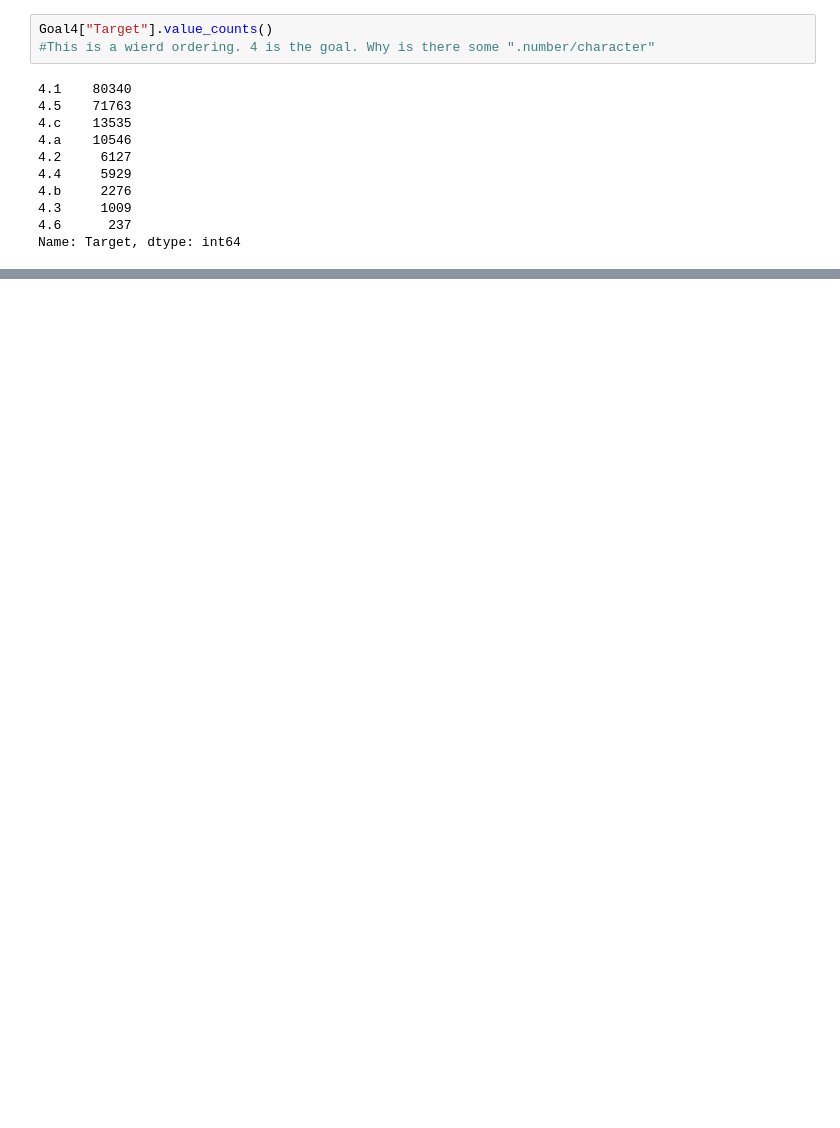
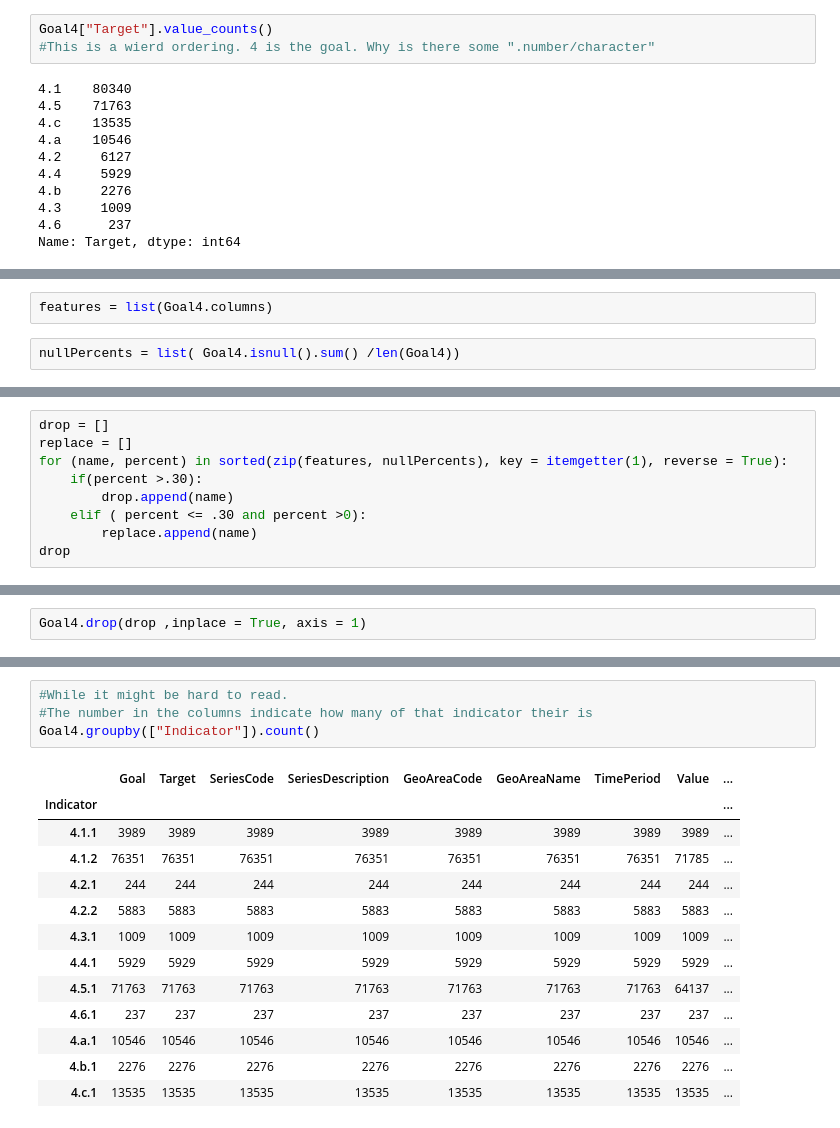
Before and after one commit to dfg2021/team-11, a Jupyter notebook: Prelims.ipynb, the cells around one changed output, grey strips where cells are left out. Drawn from its saved outputs; the diff is of its cells as text; blank space fills up the shorter version.

```diff
--- a/Prelims.ipynb
+++ b/Prelims.ipynb
@@ -162,0 +189,4 @@ Name: Goal, dtype: int64
+# %%
+features = list(Goal4.columns)
+# %%
+nullPercents = list( Goal4.isnull().sum() /len(Goal4))
@@ -162,0 +215,9 @@ Name: Goal, dtype: int64
+# %%
+drop = []
+replace = []
+for (name, percent) in sorted(zip(features, nullPercents), key = itemgetter(1), reverse = True):
+    if(percent >.30):
+        drop.append(name)
+    elif ( percent <= .30 and percent >0):
+        replace.append(name)
+drop
@@ -162,0 +234,2 @@ Name: Goal, dtype: int64
+# %%
+Goal4.drop(drop ,inplace = True, axis = 1)
@@ -162,0 +280,18 @@ Name: Goal, dtype: int64
+# %%
+#While it might be hard to read.
+#The number in the columns indicate how many of that indicator their is
+Goal4.groupby(["Indicator"]).count()
+# %% [output]
+|  | Goal | Target | SeriesCode | SeriesDescription | GeoAreaCode | GeoAreaName | TimePeriod | Value | ... |
+| Indicator |  |  |  |  |  |  |  |  | ... |
+| 4.1.1 | 3989 | 3989 | 3989 | 3989 | 3989 | 3989 | 3989 | 3989 | ... |
+| 4.1.2 | 76351 | 76351 | 76351 | 76351 | 76351 | 76351 | 76351 | 71785 | ... |
+| 4.2.1 | 244 | 244 | 244 | 244 | 244 | 244 | 244 | 244 | ... |
+| 4.2.2 | 5883 | 5883 | 5883 | 5883 | 5883 | 5883 | 5883 | 5883 | ... |
+| 4.3.1 | 1009 | 1009 | 1009 | 1009 | 1009 | 1009 | 1009 | 1009 | ... |
+| 4.4.1 | 5929 | 5929 | 5929 | 5929 | 5929 | 5929 | 5929 | 5929 | ... |
+| 4.5.1 | 71763 | 71763 | 71763 | 71763 | 71763 | 71763 | 71763 | 64137 | ... |
+| 4.6.1 | 237 | 237 | 237 | 237 | 237 | 237 | 237 | 237 | ... |
+| 4.a.1 | 10546 | 10546 | 10546 | 10546 | 10546 | 10546 | 10546 | 10546 | ... |
+| 4.b.1 | 2276 | 2276 | 2276 | 2276 | 2276 | 2276 | 2276 | 2276 | ... |
+| 4.c.1 | 13535 | 13535 | 13535 | 13535 | 13535 | 13535 | 13535 | 13535 | ... |
```
Also changed, not shown: parts of 25 cells of this notebook.
